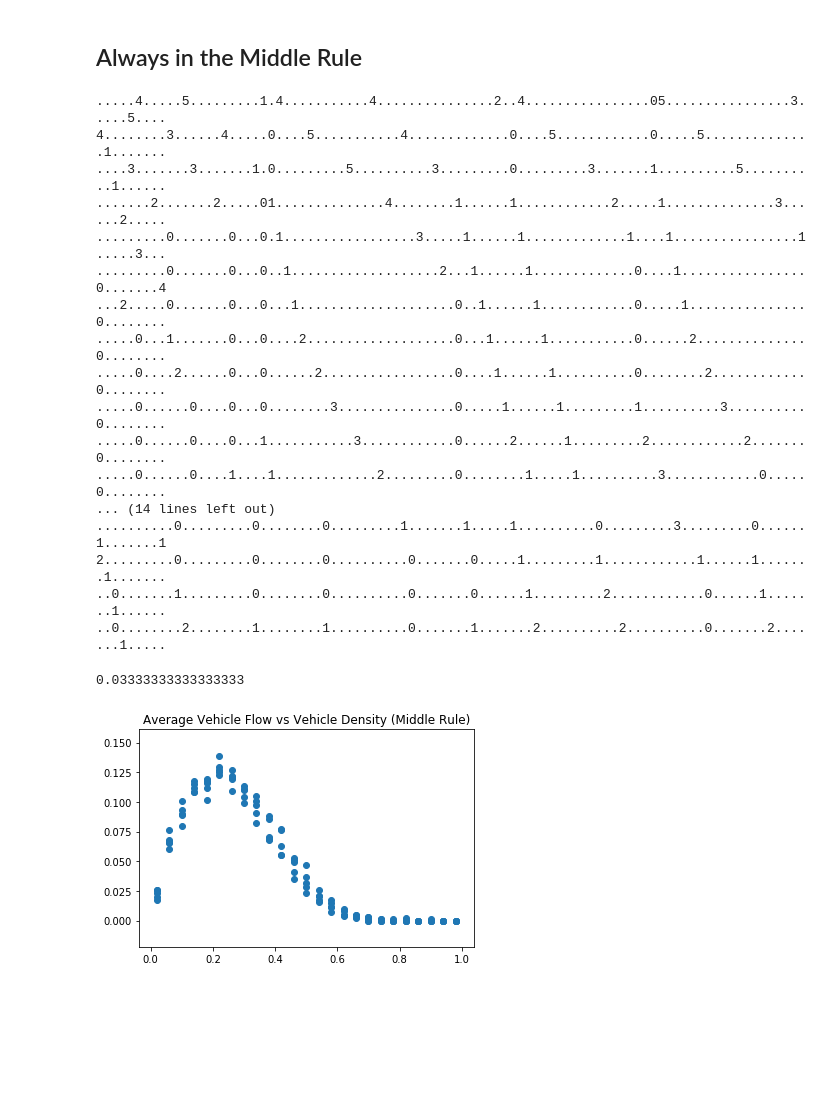
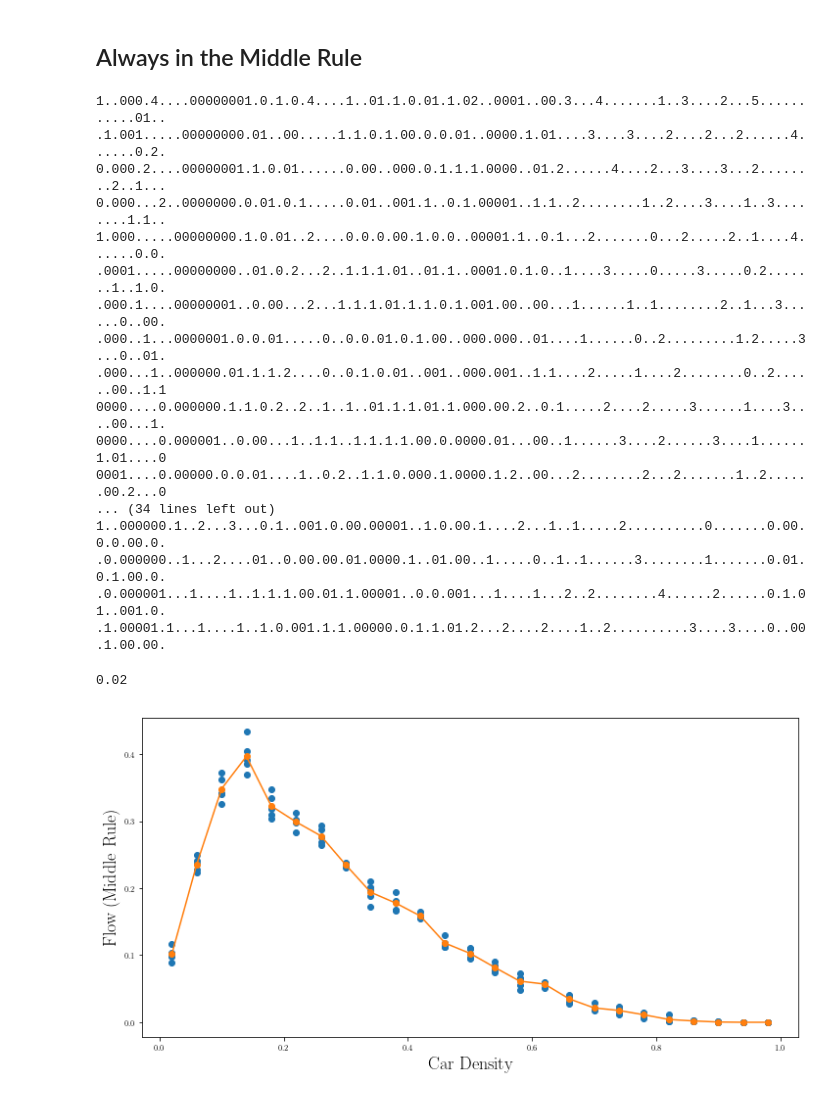
Before and after one commit to thetruejacob/CS166, a Jupyter notebook: Nagel-Schrankenberg Model.ipynb, the cells around one changed output. Saved outputs shown, nothing was run; the diff lists cells and outputs as text; code cells hidden in the pictures; blank space fills up the shorter version.

Commit message:
fixed middle rule

```diff
--- a/Nagel-Schrankenberg Model.ipynb
+++ b/Nagel-Schrankenberg Model.ipynb
@@ -124,13 +132,26 @@ class FlowSimulation(TrafficSimulation):
         return np.mean(flows)
 # %%
 import matplotlib.pyplot as plt
+import matplotlib as mpl
+import latexipy as lp
+
 %matplotlib inline
+
+mpl.rcParams['text.usetex'] = True
 
 densities = np.arange(0.02, 1, 0.04).repeat(5)
 flow = [FlowSimulation(100, d, 5, .2).run(n=1000) for d in densities]
 
+plt.figure(figsize=(12,6))
+plt.rc('text', usetex=True)
 
-plt.scatter(densities, flow)
-plt.title("Average Vehicle Flow vs Vehicle Density")
+plt.plot(densities, flow, 'o')
+plt.plot(np.arange(0.02, 1, 0.04), np.mean(np.reshape(flow, (-1,5)), axis = 1), '-o')
+
+# plt.title(r'\textbf{Average Vehicle Flow per Car Density}', fontsize=22)
+plt.xlabel(r'Car Density', fontsize = 18)
+plt.ylabel(r'Flow', fontsize = 18)
+
+plt.savefig("Traffic Simulation/vehicleflow.png", bbox_inches='tight')
 plt.show()
 # %% [output]
@@ -155,33 +176,42 @@ class MiddleRuleSimulation(FlowSimulation):
                 # decrease speed by 1 with probability pslow
                 if (self.state[i] > 0 and np.random.random() < self.pslow): self.state[i] -= 1
 # %%
-
-middle = MiddleRuleSimulation(length = 100, density = 0.1, maxv = 5, pslow = 0.5)
-middle.run(30, verbose = True)
+middle = MiddleRuleSimulation(length = 100, density = 0.4, maxv = 5, pslow = 0.5)
+middle.run(50, verbose = True)
 # %% [output]
-.....4.....5.........1.4...........4...............2..4................05................3.....5....
-4........3......4.....0....5...........4.............0....5............0.....5..............1.......
-....3.......3.......1.0.........5..........3.........0.........3.......1..........5..........1......
-.......2.......2.....01..............4........1......1............2.....1..............3......2.....
-.........0.......0...0.1.................3.....1......1.............1....1................1.....3...
-.........0.......0...0..1...................2...1......1.............0....1................0.......4
-...2.....0.......0...0...1....................0..1......1............0.....1...............0........
-.....0...1.......0...0....2...................0...1......1...........0......2..............0........
-.....0....2......0...0......2.................0....1......1..........0........2............0........
-.....0......0....0...0........3...............0.....1......1.........1..........3..........0........
-.....0......0....0...1...........3............0......2......1.........2............2.......0........
-.....0......0....1....1.............2.........0........1.....1..........3............0.....0........
-... (14 lines left out)
-..........0.........0........0.........1.......1.....1..........0.........3.........0......1.......1
-2.........0.........0........0..........0.......0.....1.........1............1......1.......1.......
-..0.......1.........0........0..........0.......0......1.........2............0......1.......1......
-..0........2........1........1..........0.......1.......2..........2..........0.......2.......1.....
+1..000.4....00000001.0.1.0.4....1..01.1.0.01.1.02..0001..00.3...4.......1..3....2...5...........01..
+.1.001.....00000000.01..00.....1.1.0.1.00.0.0.01..0000.1.01....3....3....2....2...2......4......0.2.
+0.000.2....00000001.1.0.01......0.00..000.0.1.1.1.0000..01.2......4....2...3....3...2........2..1...
+0.000...2..0000000.0.01.0.1.....0.01..001.1..0.1.00001..1.1..2........1..2....3....1..3........1.1..
+1.000.....00000000.1.0.01..2....0.0.0.00.1.0.0..00001.1..0.1...2.......0...2.....2..1....4......0.0.
+.0001.....00000000..01.0.2...2..1.1.1.01..01.1..0001.0.1.0..1....3.....0.....3.....0.2.......1..1.0.
+.000.1....00000001..0.00...2...1.1.1.01.1.1.0.1.001.00..00...1......1..1........2..1...3......0..00.
+.000..1...0000001.0.0.01.....0..0.0.01.0.1.00..000.000..01....1......0..2.........1.2.....3...0..01.
+.000...1..000000.01.1.1.2....0..0.1.0.01..001..000.001..1.1....2.....1....2........0..2......00..1.1
+0000....0.000000.1.1.0.2..2..1..1..01.1.1.01.1.000.00.2..0.1.....2....2.....3......1....3....00...1.
+0000....0.000001..0.00...1..1.1..1.1.1.1.00.0.0000.01...00..1......3....2......3....1......1.01....0
+0001....0.00000.0.0.01....1..0.2..1.1.0.000.1.0000.1.2..00...2........2...2.......1..2......00.2...0
+... (34 lines left out)
+1..000000.1..2...3...0.1..001.0.00.00001..1.0.00.1....2...1..1.....2..........0.......0.00.0.0.00.0.
+.0.000000..1...2....01..0.00.00.01.0000.1..01.00..1.....0..1..1......3........1.......0.01.0.1.00.0.
+.0.000001...1....1..1.1.1.00.01.1.00001..0.0.001...1....1...2..2........4......2......0.1.01..001.0.
+.1.00001.1...1....1..1.0.001.1.1.00000.0.1.1.01.2...2....2....1..2..........3....3....0..00.1.00.00.
-0.03333333333333333
+0.02
 # %%
 middleflow = [MiddleRuleSimulation(100, d, 5, .2).run(n=1000) for d in densities]
 
-plt.scatter(densities, middleflow)
-plt.title("Average Vehicle Flow vs Vehicle Density (Middle Rule)")
+
+plt.figure(figsize=(12,6))
+plt.rc('text', usetex=True)
+
+plt.plot(densities, middleflow, 'o')
+plt.plot(np.arange(0.02, 1, 0.04), np.mean(np.reshape(middleflow, (-1,5)), axis = 1), '-o')
+
+# plt.title(r'\textbf{Average Vehicle Flow per Car Density}', fontsize=22)
+plt.xlabel(r'Car Density', fontsize = 18)
+plt.ylabel(r'Flow (Middle Rule)', fontsize = 18)
+
+plt.savefig("Traffic Simulation/middleflow.png", bbox_inches='tight')
 plt.show()
 # %% [output]
-[figure, old version]
+[figure, new version]
```
Also changed, not shown: parts of 4 cells of this notebook, 8 other files.
